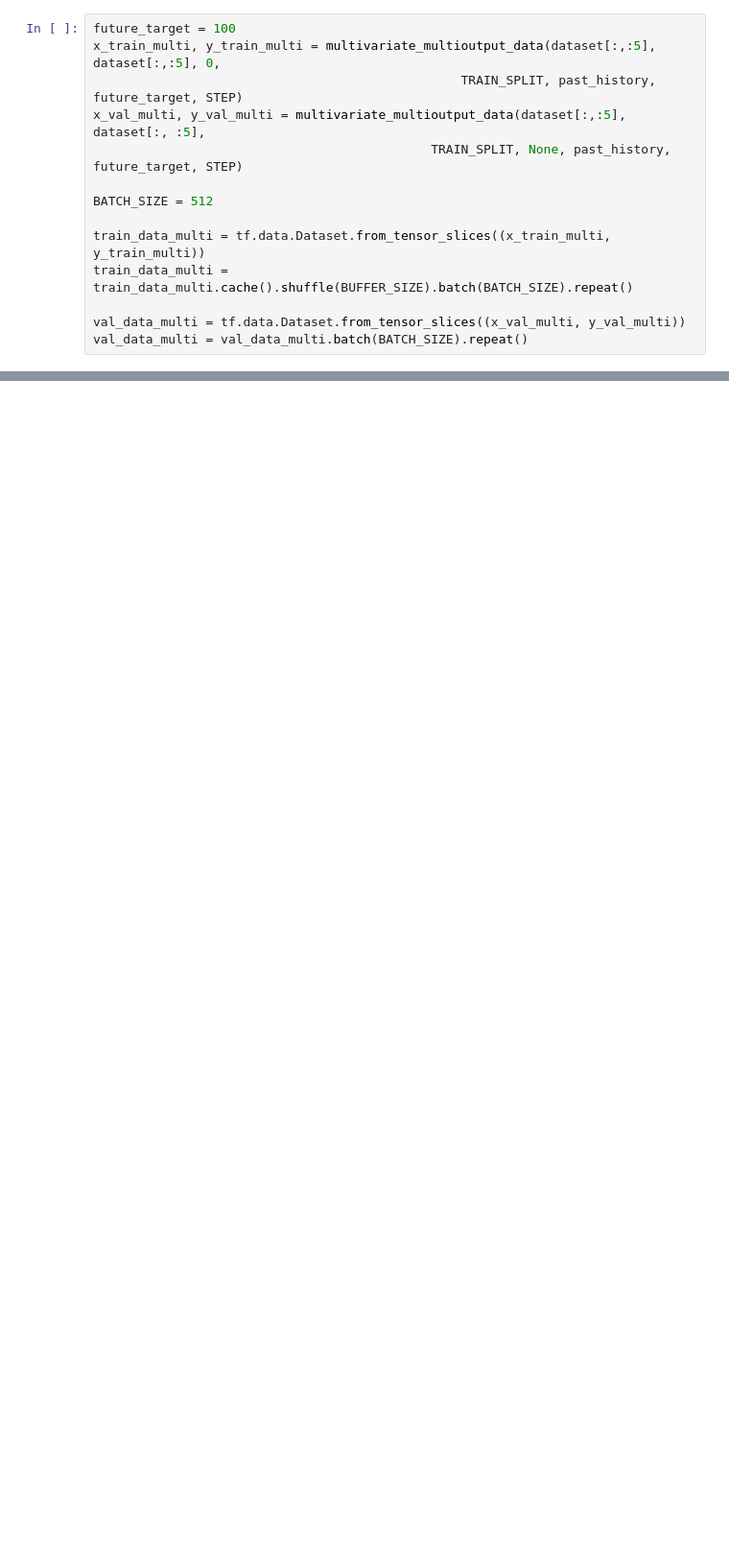
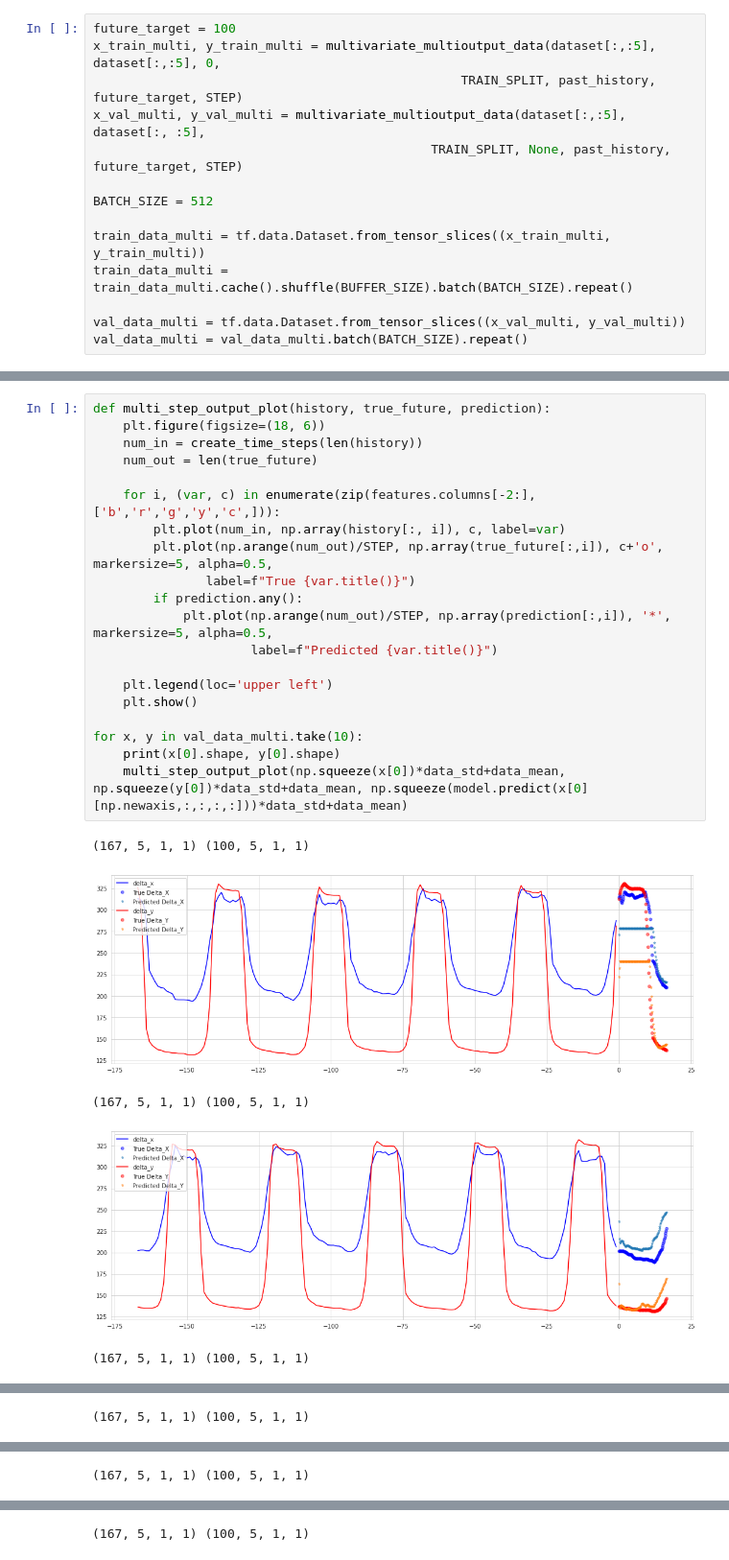
Before and after one commit to SS47816/simpleRNN, a Jupyter notebook: M.ipynb, the cells around one changed output, grey strips where cells are left out. Shown at 96% size. Saved outputs shown, nothing was run; the diff lists cells and outputs as text; blank space fills up the shorter version.

```diff
--- a/M.ipynb
+++ b/M.ipynb
@@ -353,0 +354,26 @@ for x, y in val_data_multi.take(10):
+# %%
+def multi_step_output_plot(history, true_future, prediction):
+    plt.figure(figsize=(18, 6))
+    num_in = create_time_steps(len(history))
+    num_out = len(true_future)
+
+    for i, (var, c) in enumerate(zip(features.columns[-2:], ['b','r','g','y','c',])):
+        plt.plot(num_in, np.array(history[:, i]), c, label=var)
+        plt.plot(np.arange(num_out)/STEP, np.array(true_future[:,i]), c+'o', markersize=5, alpha=0.5,
+               label=f"True {var.title()}")
+        if prediction.any():
+            plt.plot(np.arange(num_out)/STEP, np.array(prediction[:,i]), '*', markersize=5, alpha=0.5,
+                     label=f"Predicted {var.title()}")
+
+    plt.legend(loc='upper left')
+    plt.show()
+
+for x, y in val_data_multi.take(10):
+    print(x[0].shape, y[0].shape)
+    multi_step_output_plot(np.squeeze(x[0])*data_std+data_mean, np.squeeze(y[0])*data_std+data_mean, np.squeeze(model.predict(x[0][np.newaxis,:,:,:,:]))*data_std+data_mean)
+# %% [output]
+(167, 5, 1, 1) (100, 5, 1, 1)
+[figure, added]
+(167, 5, 1, 1) (100, 5, 1, 1)
+[figure, added]
+(167, 5, 1, 1) (100, 5, 1, 1)
@@ -353,0 +381 @@ for x, y in val_data_multi.take(10):
+(167, 5, 1, 1) (100, 5, 1, 1)
@@ -353,0 +383 @@ for x, y in val_data_multi.take(10):
+(167, 5, 1, 1) (100, 5, 1, 1)
@@ -353,0 +385 @@ for x, y in val_data_multi.take(10):
+(167, 5, 1, 1) (100, 5, 1, 1)
```
Also changed, not shown: parts of 13 cells of this notebook, 8 other files.
